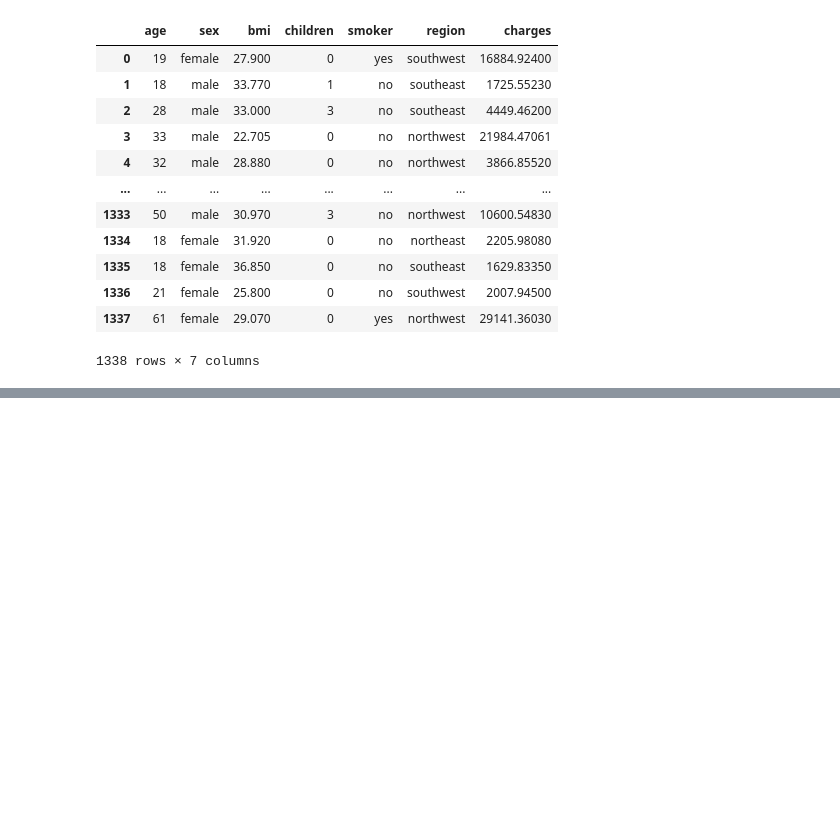
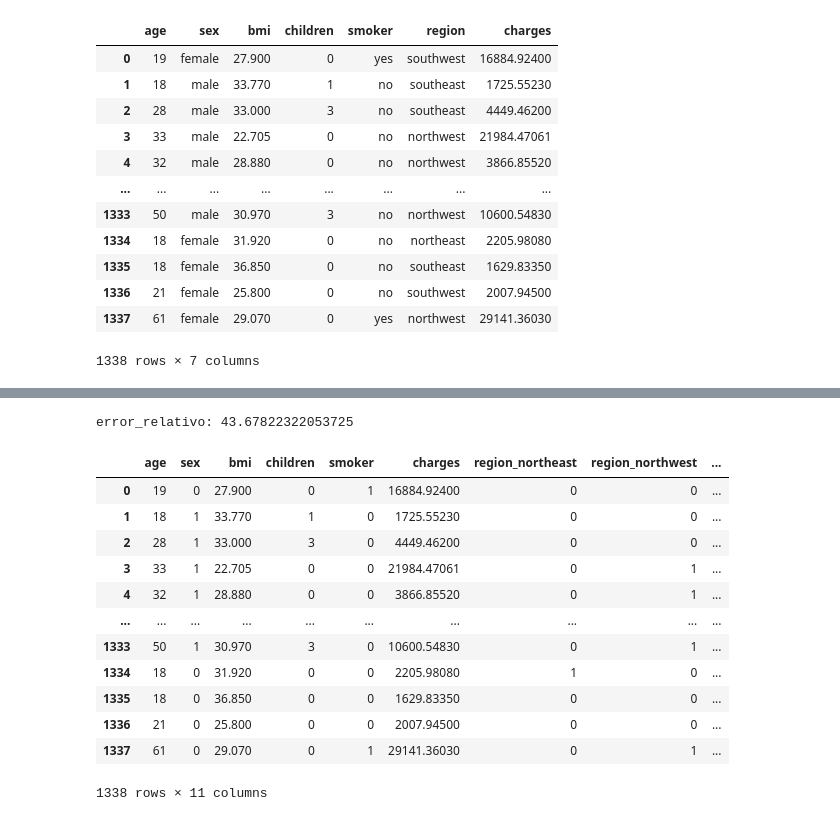
Before and after one commit to 4GeeksAcademy/medical-insurance, a Jupyter notebook: src/explore.ipynb, the cells around one changed output, grey strips where cells are left out. Saved outputs shown, nothing was run; the diff lists cells and outputs as text; code cells hidden in the pictures; blank space fills up the shorter version.

```diff
--- a/src/explore.ipynb
+++ b/src/explore.ipynb
@@ -21,0 +135,31 @@ df
+# %%
+import numpy as np
+
+# Calcular el RMSE
+rmse = np.sqrt(mse)
+mean_y = df['charges'].mean()
+
+# Calcular el error relativo en porcentaje
+error_relativo_porcentaje = (rmse / mean_y) * 100
+print("error_relativo:", error_relativo_porcentaje)
+#esto significa que el 47% de las predicciones del modelo se desvian de la media de la variable objetivo, o sea, los datos que se alejan de la media objetivo, lo hacen hasta un 47%
+# %% [output]
+error_relativo: 43.67822322053725
+# %%
+# Predecir los precios del seguro para todas las filas en el DataFrame original
+df['base_price'] = model.predict(X).round()
+df
+# %% [output]
+|  | age | sex | bmi | children | smoker | charges | region_northeast | region_northwest | ... |
+| 0 | 19 | 0 | 27.900 | 0 | 1 | 16884.92400 | 0 | 0 | ... |
+| 1 | 18 | 1 | 33.770 | 1 | 0 | 1725.55230 | 0 | 0 | ... |
+| 2 | 28 | 1 | 33.000 | 3 | 0 | 4449.46200 | 0 | 0 | ... |
+| 3 | 33 | 1 | 22.705 | 0 | 0 | 21984.47061 | 0 | 1 | ... |
+| 4 | 32 | 1 | 28.880 | 0 | 0 | 3866.85520 | 0 | 1 | ... |
+| ... | ... | ... | ... | ... | ... | ... | ... | ... | ... |
+| 1333 | 50 | 1 | 30.970 | 3 | 0 | 10600.54830 | 0 | 1 | ... |
+| 1334 | 18 | 0 | 31.920 | 0 | 0 | 2205.98080 | 1 | 0 | ... |
+| 1335 | 18 | 0 | 36.850 | 0 | 0 | 1629.83350 | 0 | 0 | ... |
+| 1336 | 21 | 0 | 25.800 | 0 | 0 | 2007.94500 | 0 | 0 | ... |
+| 1337 | 61 | 0 | 29.070 | 0 | 1 | 29141.36030 | 0 | 1 | ... |
+1338 rows × 11 columns
```
Also changed, not shown: parts of 6 cells of this notebook.
